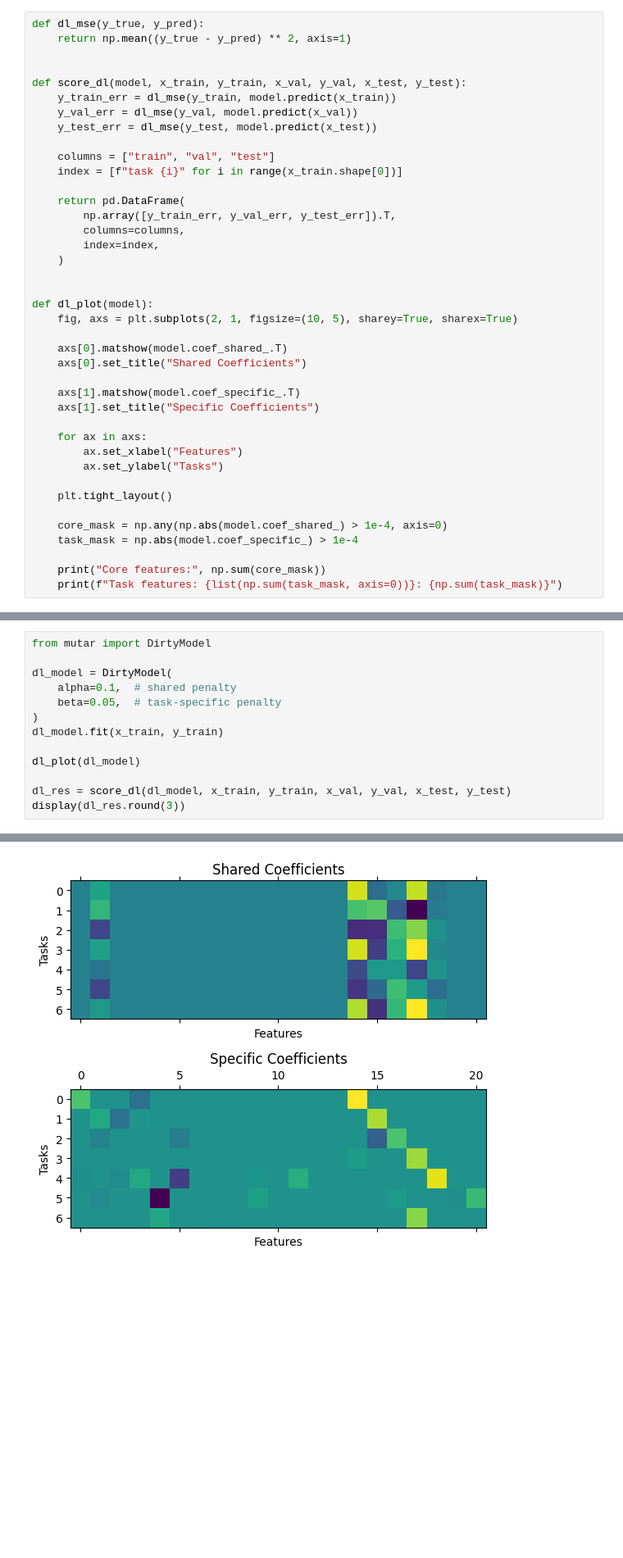
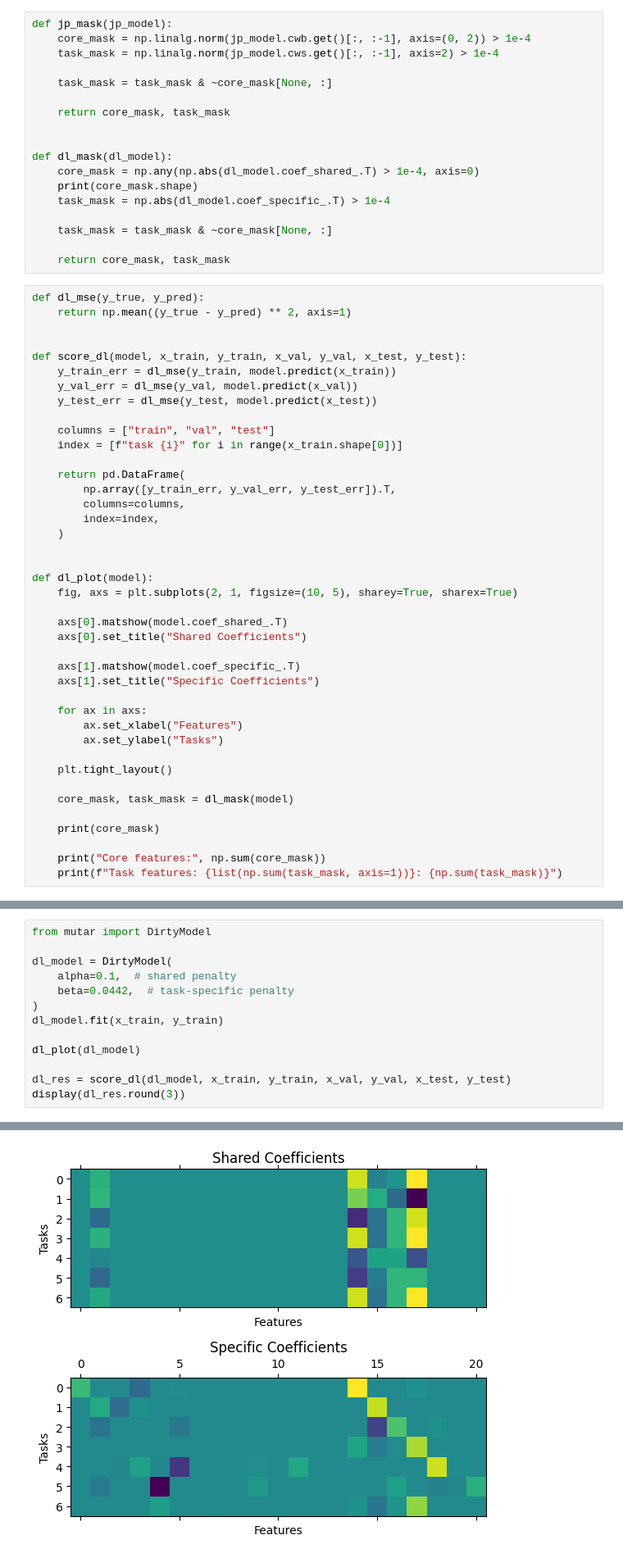
Before and after one commit to mattrmd/joplen_mlsp2024, a Jupyter notebook: experiments/multitask_selection.ipynb, the cells around one changed output, grey strips where cells are left out. Shown: that part at 82% size. Saved outputs shown, nothing was run; the diff lists cells and outputs as text; blank space fills up the shorter version.

Commit message:
fix  feature num print

```diff
--- a/experiments/multitask_selection.ipynb
+++ b/experiments/multitask_selection.ipynb
@@ -36,6 +36,24 @@ def train_model(ModelClass, x_train, y_train, x_val, y_val, x_test, y_test, **kw
             "test": np.mean((model.predict(x_test[i]) - y_test[i]) ** 2),
         }
     return pd.DataFrame(output).T
+# %%
+def jp_mask(jp_model):
+    core_mask = np.linalg.norm(jp_model.cwb.get()[:, :-1], axis=(0, 2)) > 1e-4
+    task_mask = np.linalg.norm(jp_model.cws.get()[:, :-1], axis=2) > 1e-4
+
+    task_mask = task_mask & ~core_mask[None, :]
+
+    return core_mask, task_mask
+
+
+def dl_mask(dl_model):
+    core_mask = np.any(np.abs(dl_model.coef_shared_.T) > 1e-4, axis=0)
+    print(core_mask.shape)
+    task_mask = np.abs(dl_model.coef_specific_.T) > 1e-4
+
+    task_mask = task_mask & ~core_mask[None, :]
+
+    return core_mask, task_mask
 # %%
 def dl_mse(y_true, y_pred):
     return np.mean((y_true - y_pred) ** 2, axis=1)
@@ -71,11 +89,12 @@ def dl_plot(model):
 
     plt.tight_layout()
 
-    core_mask = np.any(np.abs(model.coef_shared_) > 1e-4, axis=0)
-    task_mask = np.abs(model.coef_specific_) > 1e-4
+    core_mask, task_mask = dl_mask(model)
+
+    print(core_mask)
 
     print("Core features:", np.sum(core_mask))
-    print(f"Task features: {list(np.sum(task_mask, axis=0))}: {np.sum(task_mask)}")
+    print(f"Task features: {list(np.sum(task_mask, axis=1))}: {np.sum(task_mask)}")
 # %%
 def scale_matrix(matrix, min_val, max_val):
     # Create an empty matrix of the same shape to store the scaled values
@@ -260,7 +276,7 @@ from mutar import DirtyModel
 
 dl_model = DirtyModel(
     alpha=0.1,  # shared penalty
-    beta=0.05,  # task-specific penalty
+    beta=0.0442,  # task-specific penalty
 )
 dl_model.fit(x_train, y_train)
 
@@ -282,4 +301,4 @@ Task features: [3, 4, 5, 3, 8, 7, 3]: 33
-[figure, old version]
+[figure, new version]
 # %%
 vpart_params = (
     {"n_partitions": 10, "n_cells": 8},
```
Also changed, not shown: parts of 4 cells of this notebook.
